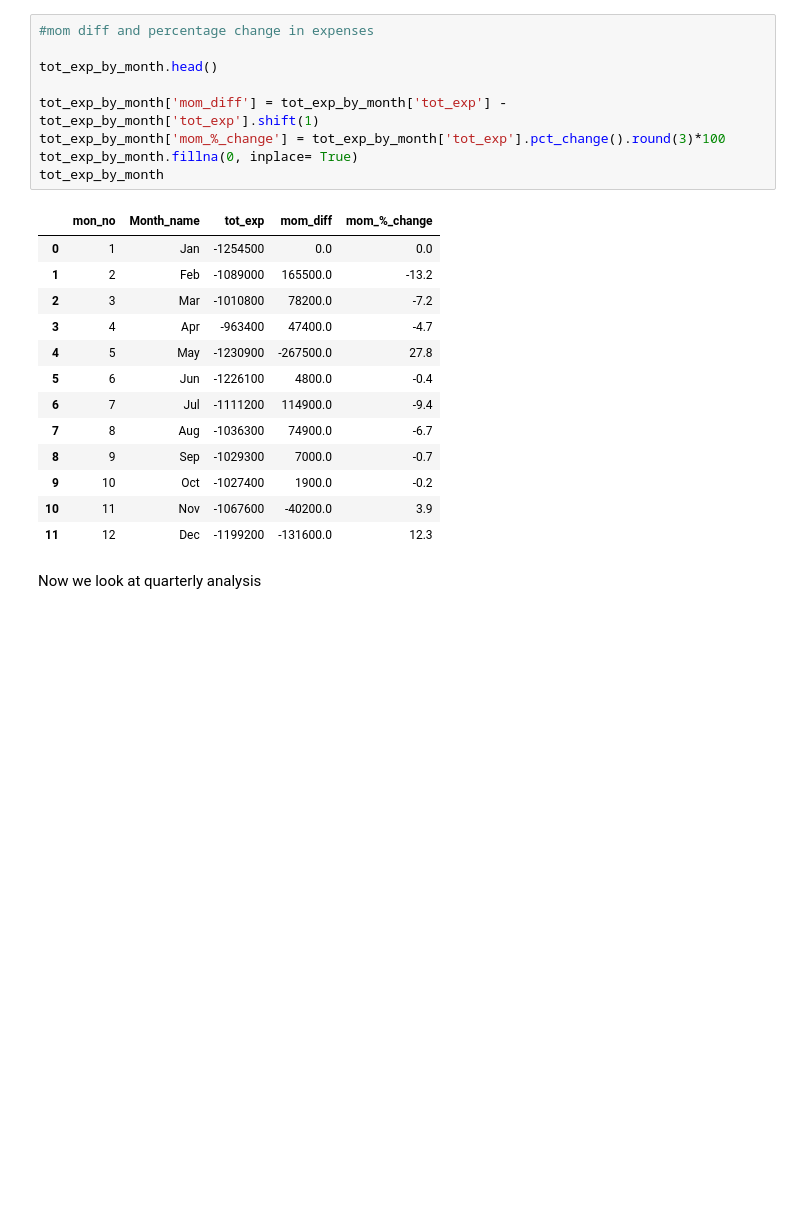
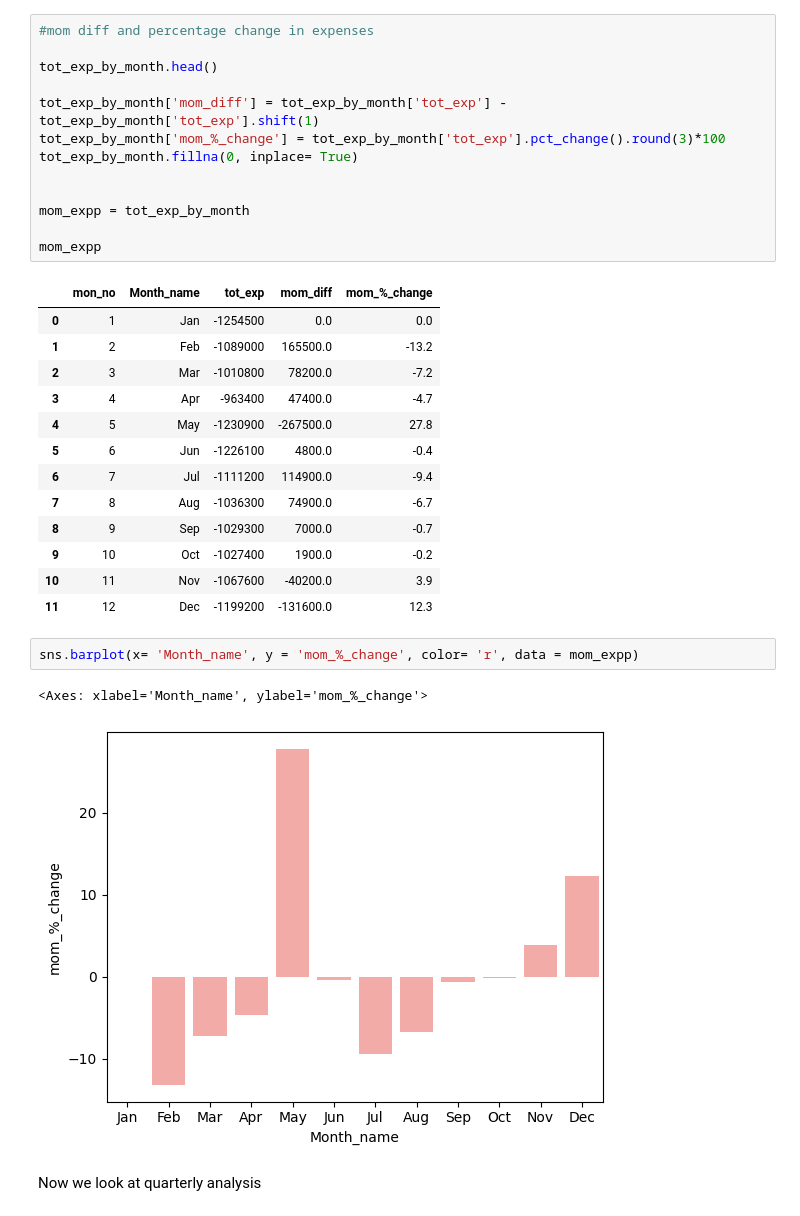
Before and after one commit to djibril968/Python_projects, a Jupyter notebook: Onyx_Financial_Analysis.ipynb, the cells around one changed output. Saved outputs shown, nothing was run; the diff lists cells and outputs as text; blank space fills up the shorter version.

```diff
--- a/Onyx_Financial_Analysis.ipynb
+++ b/Onyx_Financial_Analysis.ipynb
@@ -443,7 +450,11 @@ tot_exp_by_month.head()
 tot_exp_by_month['mom_diff'] = tot_exp_by_month['tot_exp'] - tot_exp_by_month['tot_exp'].shift(1)
 tot_exp_by_month['mom_%_change'] = tot_exp_by_month['tot_exp'].pct_change().round(3)*100
 tot_exp_by_month.fillna(0, inplace= True)
-tot_exp_by_month
+
+
+mom_expp = tot_exp_by_month
+
+mom_expp
 # %% [output]
 |  | mon_no | Month_name | tot_exp | mom_diff | mom_%_change |
 | 0 | 1 | Jan | -1254500 | 0.0 | 0.0 |
@@ -458,6 +469,11 @@ tot_exp_by_month
 | 9 | 10 | Oct | -1027400 | 1900.0 | -0.2 |
 | 10 | 11 | Nov | -1067600 | -40200.0 | 3.9 |
 | 11 | 12 | Dec | -1199200 | -131600.0 | 12.3 |
+# %%
+sns.barplot(x= 'Month_name', y = 'mom_%_change', color= 'r', data = mom_expp)
+# %% [output]
+<Axes: xlabel='Month_name', ylabel='mom_%_change'>
+[figure, added]
 # %% [markdown]
 Now we look at quarterly analysis
 # %%
```
Also changed, not shown: parts of 2 cells of this notebook.
